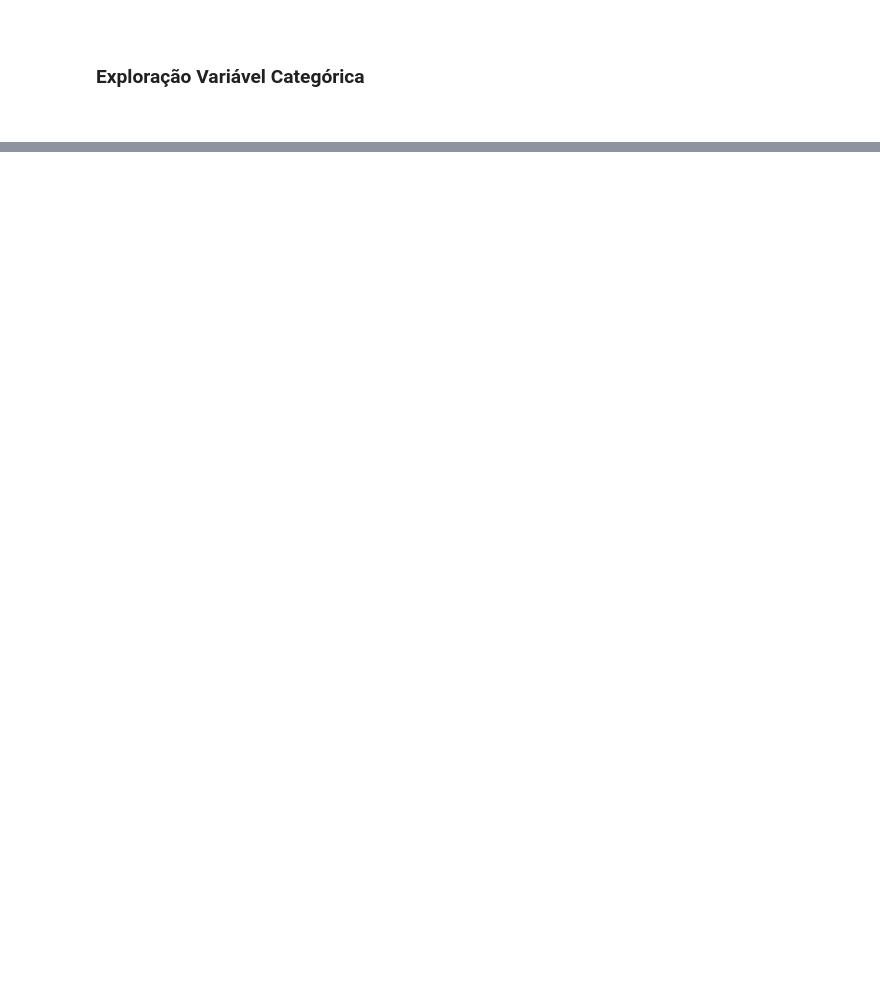
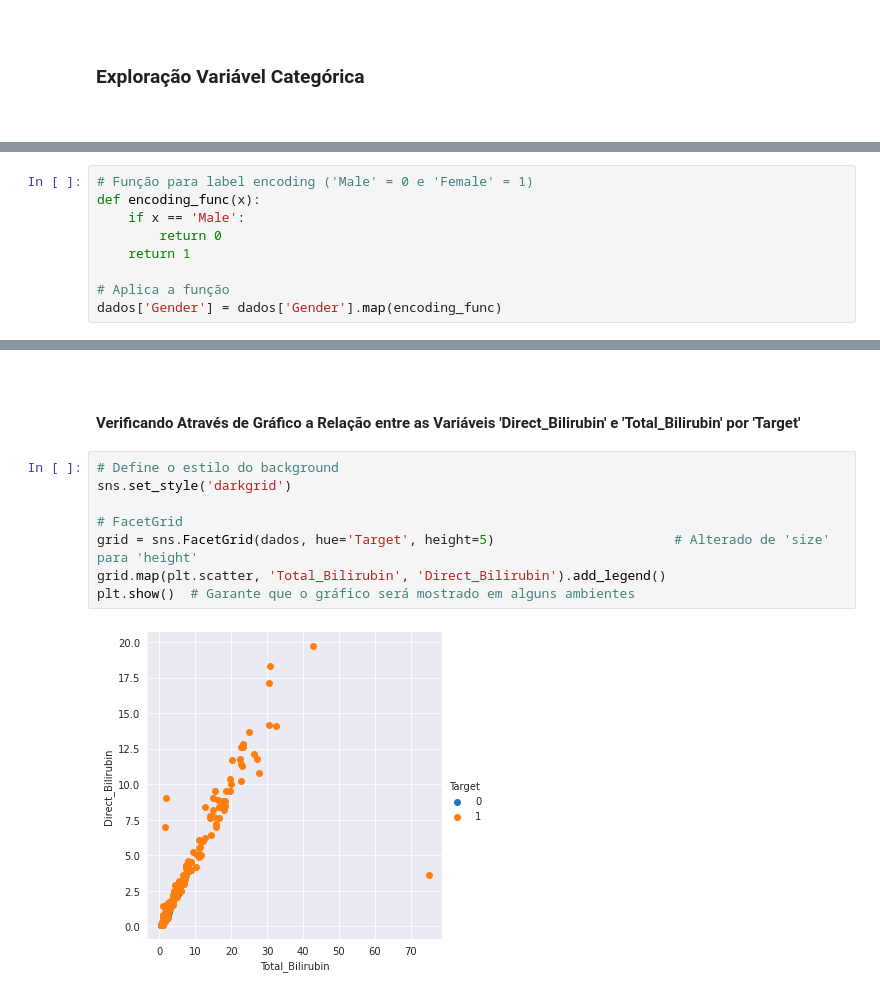
Before and after one commit to EduardoBran/Python_-_Machine_Learning, a Jupyter notebook: 01-Mini-Projeto_-_Construcao_Treinamento_Avaliacao_e_Selecao_de_Modelos_Para_Classificacao.ipynb, the cells around one changed output, grey strips where cells are left out. Cells and saved outputs as stored; diff of their text form; blank space fills up the shorter version.

```diff
--- a/01-Mini-Projeto_-_Construcao_Treinamento_Avaliacao_e_Selecao_de_Modelos_Para_Classificacao.ipynb
+++ b/01-Mini-Projeto_-_Construcao_Treinamento_Avaliacao_e_Selecao_de_Modelos_Para_Classificacao.ipynb
@@ -263,0 +362,9 @@ plt.show()
+# %%
+# Função para label encoding ('Male' = 0 e 'Female' = 1)
+def encoding_func(x):
+    if x == 'Male':
+        return 0
+    return 1
+
+# Aplica a função
+dados['Gender'] = dados['Gender'].map(encoding_func)
@@ -263,0 +426,14 @@ plt.show()
+# %% [markdown]
+<br>
+
+#### Verificando Através de Gráfico a Relação entre as Variáveis 'Direct_Bilirubin' e 'Total_Bilirubin' por 'Target'
+# %%
+# Define o estilo do background
+sns.set_style('darkgrid')
+
+# FacetGrid
+grid = sns.FacetGrid(dados, hue='Target', height=5)                       # Alterado de 'size' para 'height'
+grid.map(plt.scatter, 'Total_Bilirubin', 'Direct_Bilirubin').add_legend()
+plt.show()  # Garante que o gráfico será mostrado em alguns ambientes
+# %% [output]
+[figure, added]
```
Also changed, not shown: parts of 43 cells of this notebook, 1 other file.
